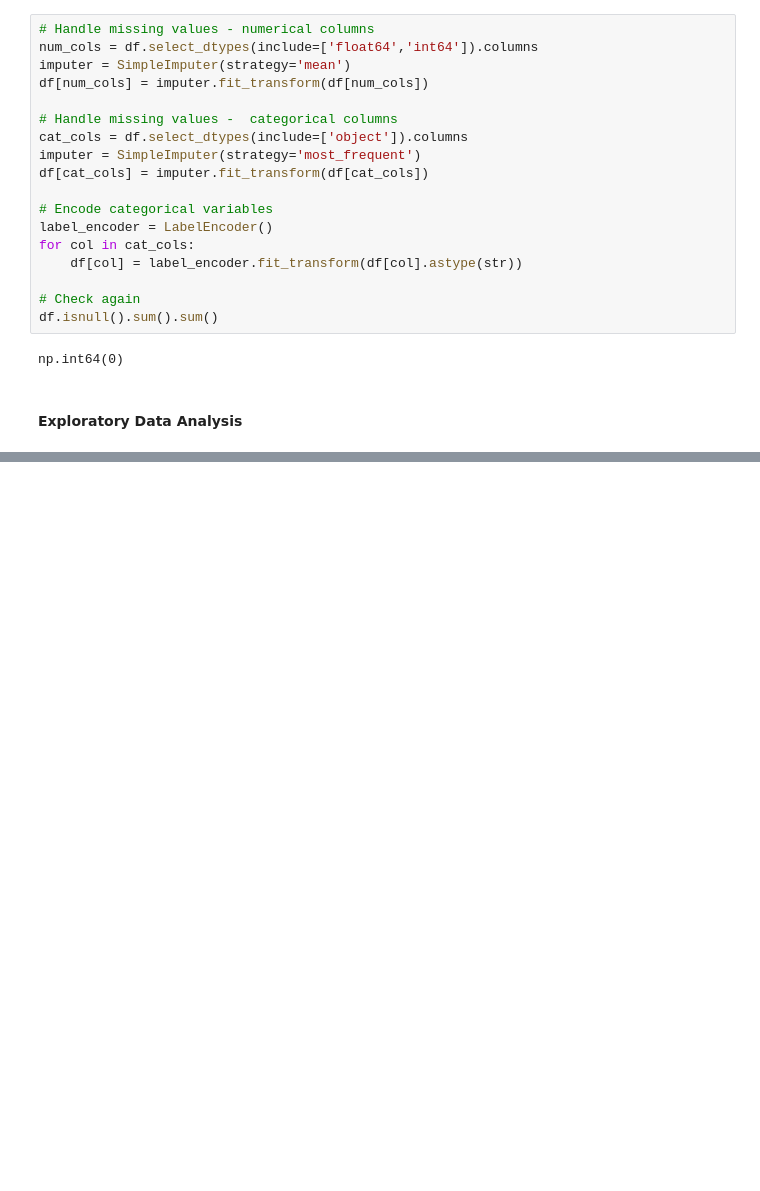
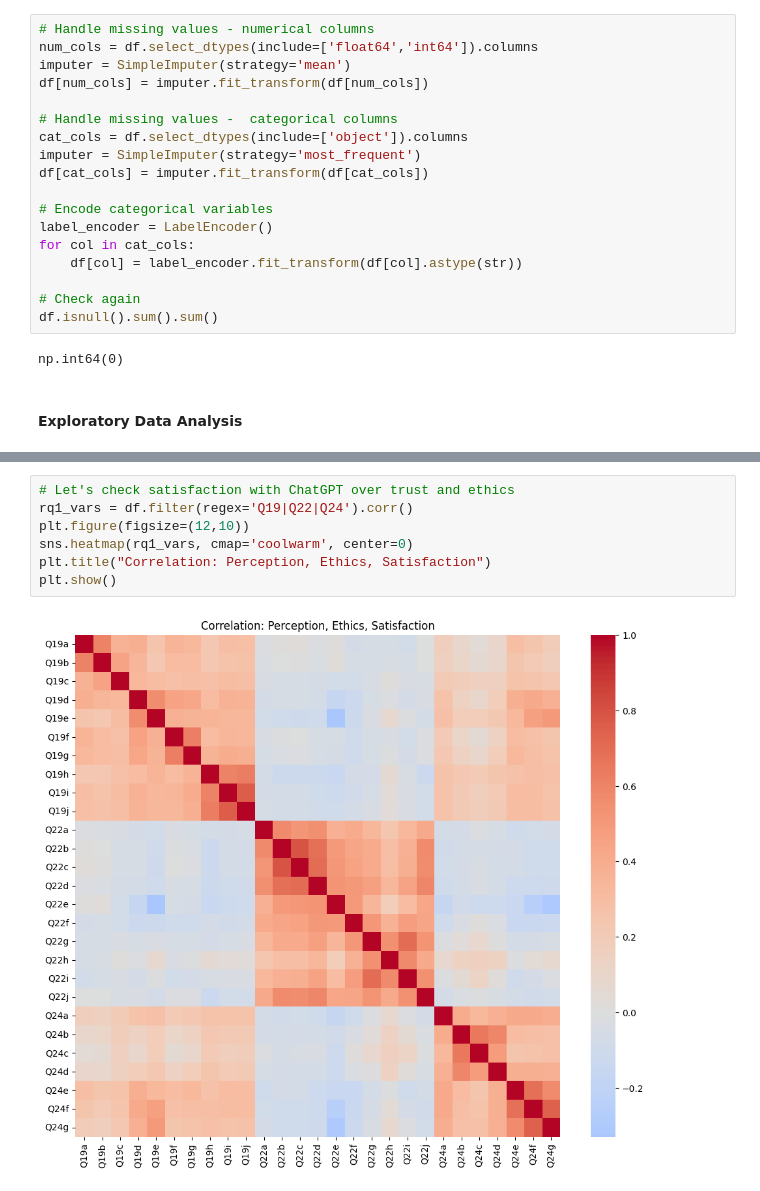
Before and after one commit to DevashreePawar/The-ChatGPT-Classroom-Global-Trends-in-Student-Usage-and-Perception, a Jupyter notebook: ChatGPT Survey.ipynb, the cells around one changed output, grey strips where cells are left out. Cells and saved outputs as stored; diff of their text form; blank space fills up the shorter version.

```diff
--- a/ChatGPT Survey.ipynb
+++ b/ChatGPT Survey.ipynb
@@ -86,0 +126,9 @@ np.int64(0)
+# %%
+# Let's check satisfaction with ChatGPT over trust and ethics
+rq1_vars = df.filter(regex='Q19|Q22|Q24').corr()
+plt.figure(figsize=(12,10))
+sns.heatmap(rq1_vars, cmap='coolwarm', center=0)
+plt.title("Correlation: Perception, Ethics, Satisfaction")
+plt.show()
+# %% [output]
+[figure, added]
```
Also changed, not shown: parts of 4 cells of this notebook.
